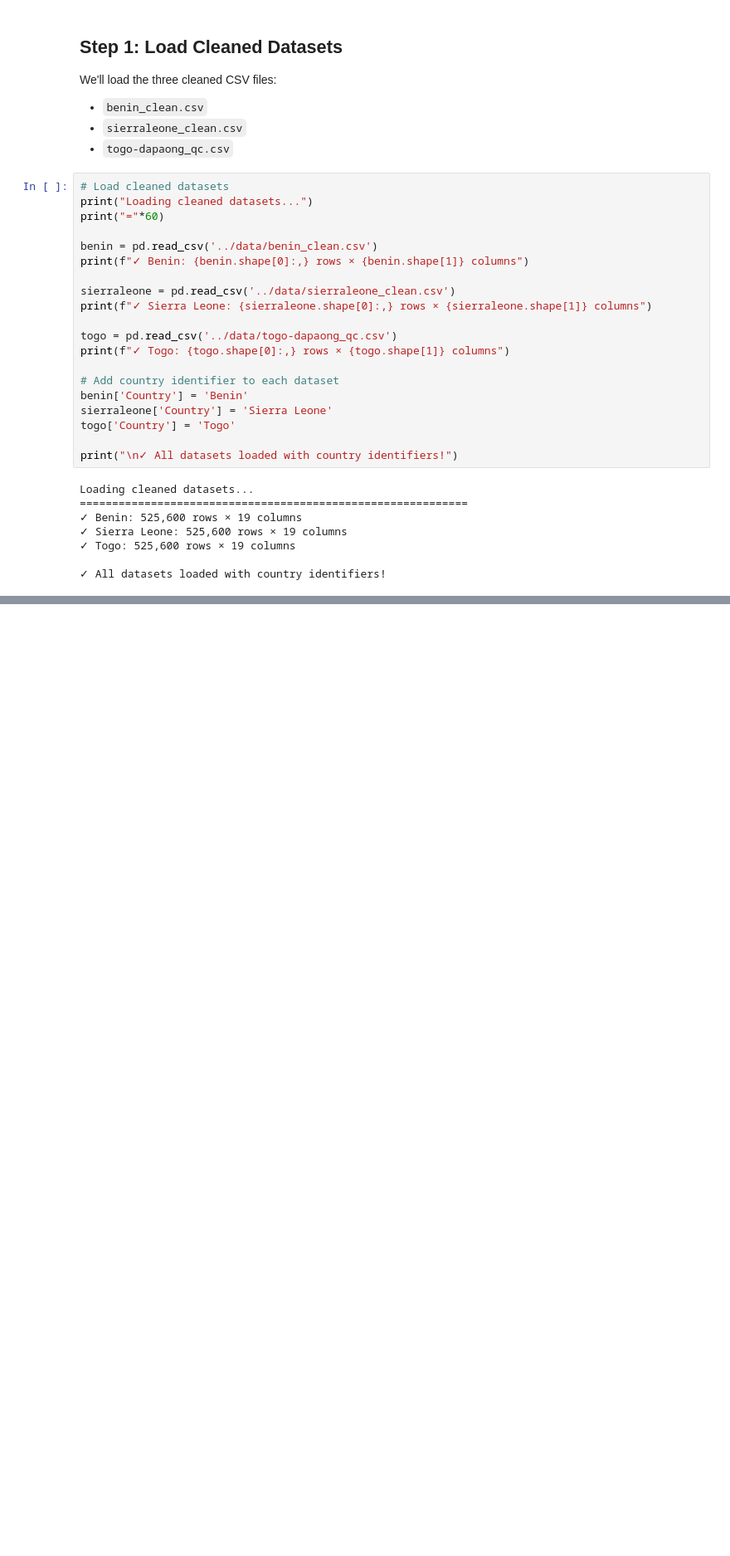
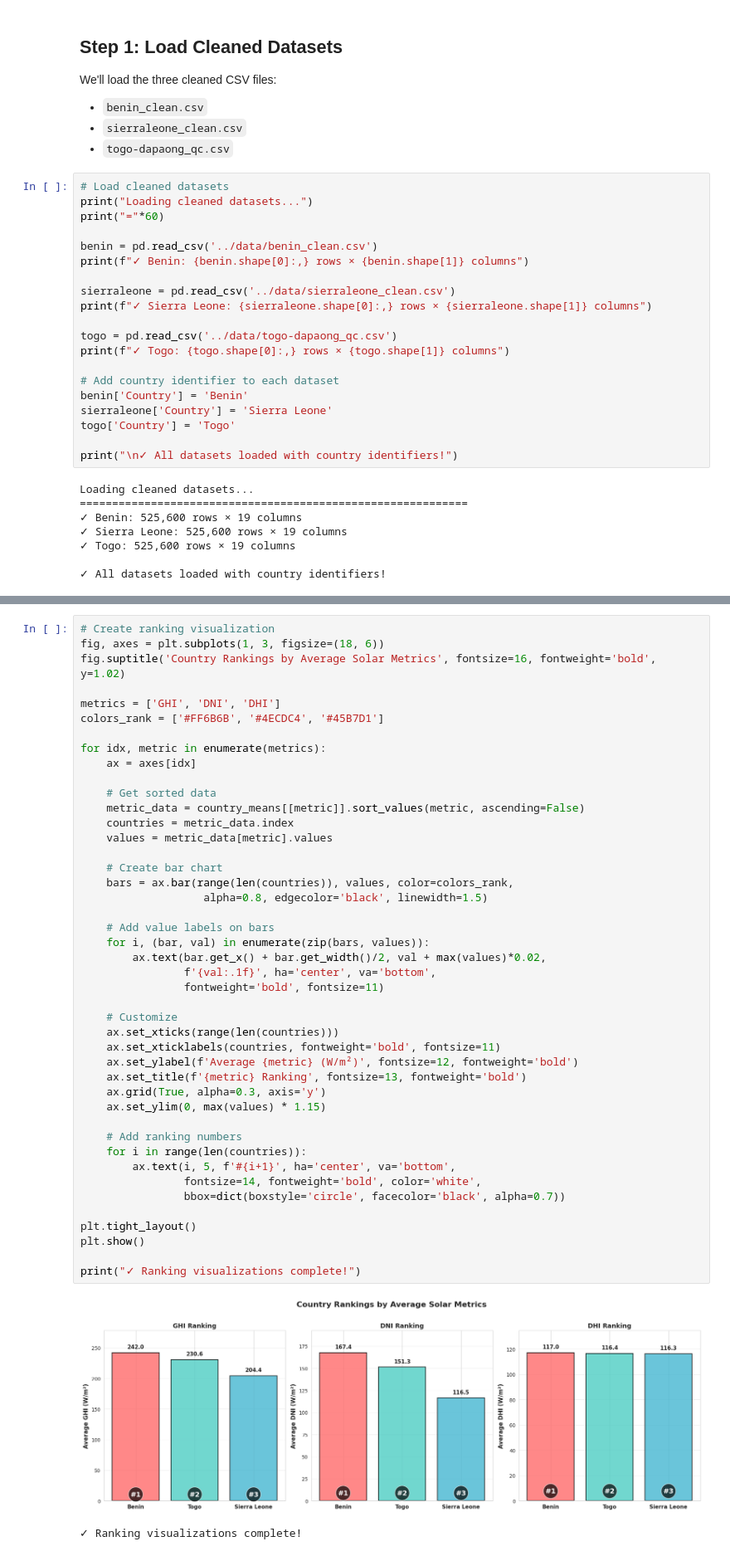
Before and after one commit to Zufan-Hadgu/solar-challenge-week0, a Jupyter notebook: notebooks/compare_countries.ipynb, the cells around one changed output, grey strips where cells are left out. Shown at 83% size. Cells and saved outputs as stored; diff of their text form; blank space fills up the shorter version.

```diff
--- a/notebooks/compare_countries.ipynb
+++ b/notebooks/compare_countries.ipynb
@@ -66,0 +347,47 @@ Loading cleaned datasets...
+# %%
+# Create ranking visualization
+fig, axes = plt.subplots(1, 3, figsize=(18, 6))
+fig.suptitle('Country Rankings by Average Solar Metrics', fontsize=16, fontweight='bold', y=1.02)
+
+metrics = ['GHI', 'DNI', 'DHI']
+colors_rank = ['#FF6B6B', '#4ECDC4', '#45B7D1']
+
+for idx, metric in enumerate(metrics):
+    ax = axes[idx]
+
+    # Get sorted data
+    metric_data = country_means[[metric]].sort_values(metric, ascending=False)
+    countries = metric_data.index
+    values = metric_data[metric].values
+
+    # Create bar chart
+    bars = ax.bar(range(len(countries)), values, color=colors_rank,
+                   alpha=0.8, edgecolor='black', linewidth=1.5)
+
+    # Add value labels on bars
+    for i, (bar, val) in enumerate(zip(bars, values)):
+        ax.text(bar.get_x() + bar.get_width()/2, val + max(values)*0.02,
+                f'{val:.1f}', ha='center', va='bottom',
+                fontweight='bold', fontsize=11)
+
+    # Customize
+    ax.set_xticks(range(len(countries)))
+    ax.set_xticklabels(countries, fontweight='bold', fontsize=11)
+    ax.set_ylabel(f'Average {metric} (W/m²)', fontsize=12, fontweight='bold')
+    ax.set_title(f'{metric} Ranking', fontsize=13, fontweight='bold')
+    ax.grid(True, alpha=0.3, axis='y')
+    ax.set_ylim(0, max(values) * 1.15)
+
+    # Add ranking numbers
+    for i in range(len(countries)):
+        ax.text(i, 5, f'#{i+1}', ha='center', va='bottom',
+                fontsize=14, fontweight='bold', color='white',
+                bbox=dict(boxstyle='circle', facecolor='black', alpha=0.7))
+
+plt.tight_layout()
+plt.show()
+
+print("✓ Ranking visualizations complete!")
+# %% [output]
+[figure, added]
+✓ Ranking visualizations complete!
```
Also changed, not shown: parts of 15 cells of this notebook.
